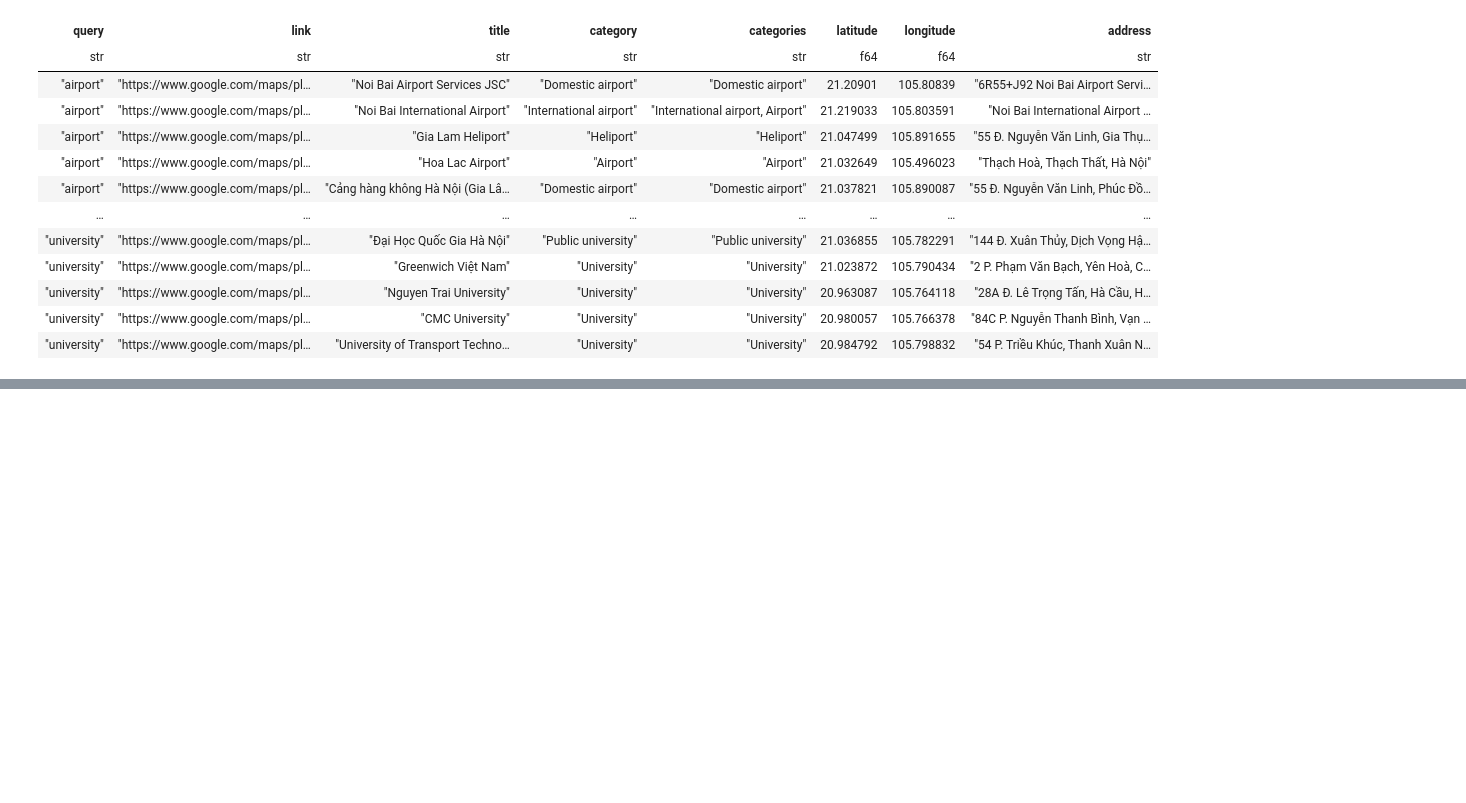
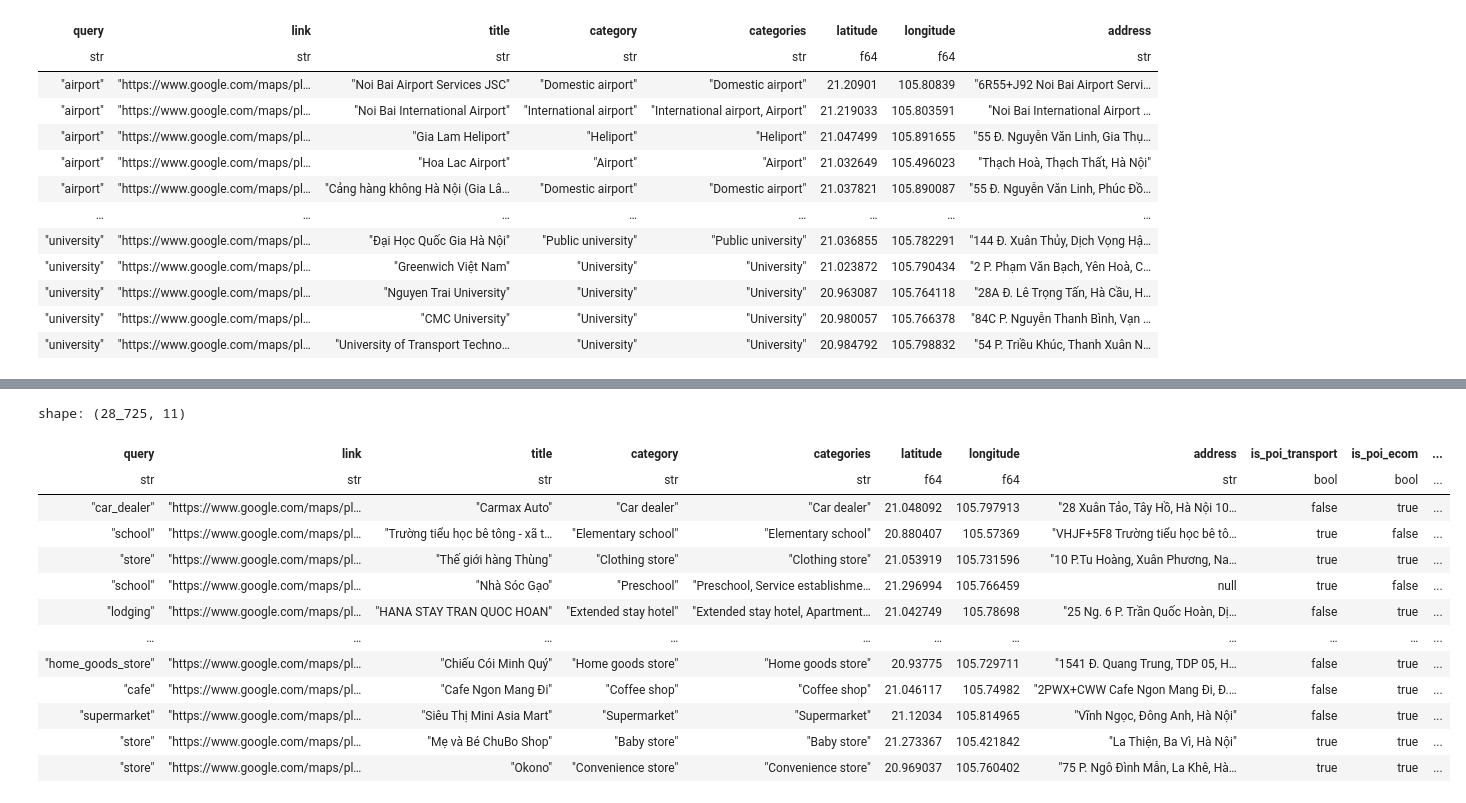
Before and after one commit to Lucifer-02/map-analyzer, a Jupyter notebook: eda.ipynb, the cells around one changed output, grey strips where cells are left out. Cells and saved outputs as stored; diff of their text form; code cells hidden in the pictures; blank space fills up the shorter version.

```diff
--- a/eda.ipynb
+++ b/eda.ipynb
@@ -312,3 +312,7 @@ for i in range(len(places)):
 m
 # %% [output]
 [interactive output not drawn]
+# %%
+import polars as pl
+df = pl.read_parquet("./datasets/results/ha_noi.parquet")
+df
@@ -314,0 +334,24 @@ m
+# %%
+from mylib import ALL_TYPES, utils, POI_GROUPS, viz
+
+
+result = df.with_columns(is_poi_transport=pl.col("query").is_in(POI_GROUPS['group1']))\
+            .with_columns(is_poi_ecom=pl.col("query").is_in(POI_GROUPS['group2']))\
+            .with_columns(is_poi_popu=pl.col("query").is_in(POI_GROUPS['group3']))
+# %%
+result
+# %% [output]
+shape: (28_725, 11)
+| query | link | title | category | categories | latitude | longitude | address | is_poi_transport | is_poi_ecom | ... |
+| str | str | str | str | str | f64 | f64 | str | bool | bool | ... |
+| "car_dealer" | "https://www.google.com/maps/pl… | "Carmax Auto" | "Car dealer" | "Car dealer" | 21.048092 | 105.797913 | "28 Xuân Tảo, Tây Hồ, Hà Nội 10… | false | true | ... |
+| "school" | "https://www.google.com/maps/pl… | "Trường tiểu học bê tông - xã t… | "Elementary school" | "Elementary school" | 20.880407 | 105.57369 | "VHJF+5F8 Trường tiểu học bê tô… | true | false | ... |
+| "store" | "https://www.google.com/maps/pl… | "Thế giới hàng Thùng" | "Clothing store" | "Clothing store" | 21.053919 | 105.731596 | "10 P.Tu Hoàng, Xuân Phương, Na… | true | true | ... |
+| "school" | "https://www.google.com/maps/pl… | "Nhà Sóc Gạo" | "Preschool" | "Preschool, Service establishme… | 21.296994 | 105.766459 | null | true | false | ... |
+| "lodging" | "https://www.google.com/maps/pl… | "HANA STAY TRAN QUOC HOAN" | "Extended stay hotel" | "Extended stay hotel, Apartment… | 21.042749 | 105.78698 | "25 Ng. 6 P. Trần Quốc Hoàn, Dị… | false | true | ... |
+| … | … | … | … | … | … | … | … | … | … | ... |
+| "home_goods_store" | "https://www.google.com/maps/pl… | "Chiếu Cói Minh Quý" | "Home goods store" | "Home goods store" | 20.93775 | 105.729711 | "1541 Đ. Quang Trung, TDP 05, H… | false | true | ... |
+| "cafe" | "https://www.google.com/maps/pl… | "Cafe Ngon Mang Đi" | "Coffee shop" | "Coffee shop" | 21.046117 | 105.74982 | "2PWX+CWW Cafe Ngon Mang Đi, Đ.… | false | true | ... |
+| "supermarket" | "https://www.google.com/maps/pl… | "Siêu Thị Mini Asia Mart" | "Supermarket" | "Supermarket" | 21.12034 | 105.814965 | "Vĩnh Ngọc, Đông Anh, Hà Nội" | false | true | ... |
+| "store" | "https://www.google.com/maps/pl… | "Mẹ và Bé ChuBo Shop" | "Baby store" | "Baby store" | 21.273367 | 105.421842 | "La Thiện, Ba Vì, Hà Nội" | true | true | ... |
+| "store" | "https://www.google.com/maps/pl… | "Okono" | "Convenience store" | "Convenience store" | 20.969037 | 105.760402 | "75 P. Ngô Đình Mẫn, La Khê, Hà… | true | true | ... |
```
Also changed, not shown: parts of 1 cell of this notebook, 5 other files.
